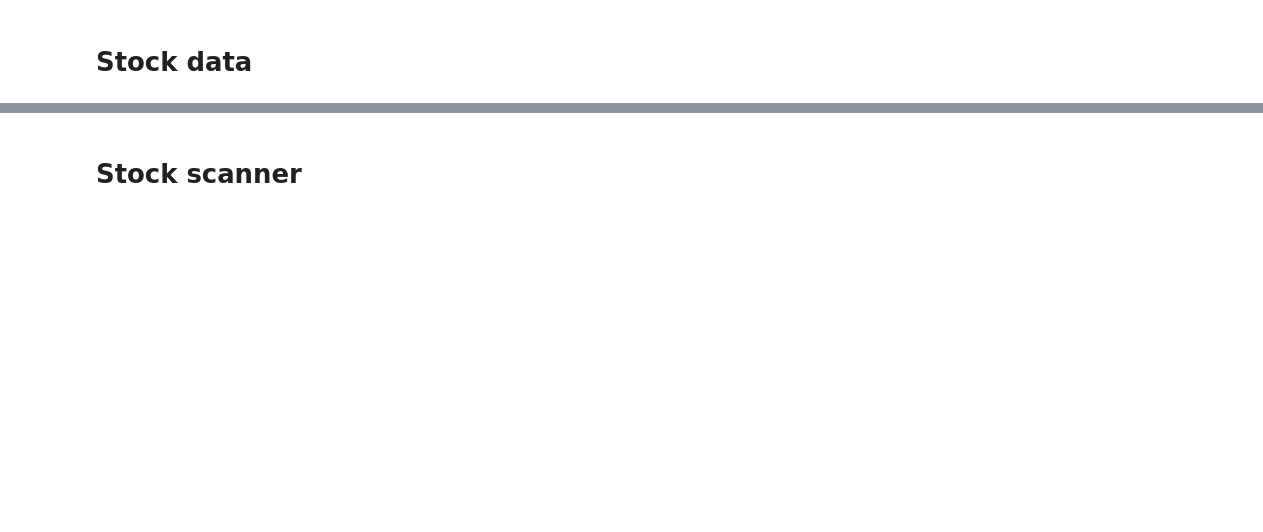
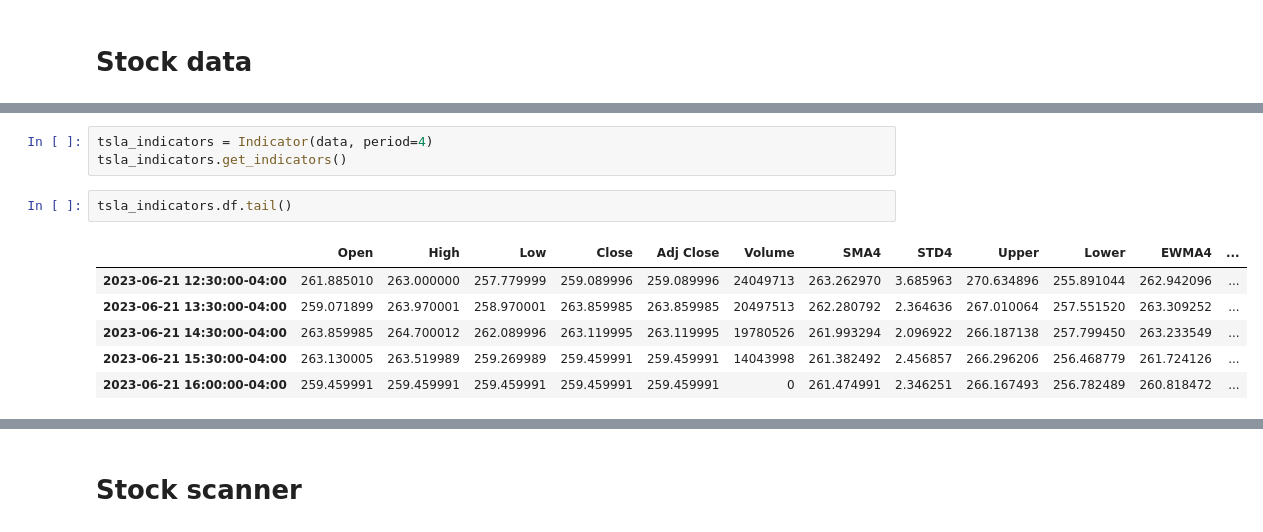
Before and after one commit to ikitcheng/pystock, a Jupyter notebook: stock_scanner.ipynb, the cells around one changed output, grey strips where cells are left out. Drawn from its saved outputs; the diff is of its cells as text; blank space fills up the shorter version.

```diff
--- a/stock_scanner.ipynb
+++ b/stock_scanner.ipynb
@@ -11,0 +48,12 @@ s.download_data()
+# %%
+tsla_indicators = Indicator(data, period=4)
+tsla_indicators.get_indicators()
+# %%
+tsla_indicators.df.tail()
+# %% [output]
+|  | Open | High | Low | Close | Adj Close | Volume | SMA4 | STD4 | Upper | Lower | EWMA4 | ... |
+| 2023-06-21 12:30:00-04:00 | 261.885010 | 263.000000 | 257.779999 | 259.089996 | 259.089996 | 24049713 | 263.262970 | 3.685963 | 270.634896 | 255.891044 | 262.942096 | ... |
+| 2023-06-21 13:30:00-04:00 | 259.071899 | 263.970001 | 258.970001 | 263.859985 | 263.859985 | 20497513 | 262.280792 | 2.364636 | 267.010064 | 257.551520 | 263.309252 | ... |
+| 2023-06-21 14:30:00-04:00 | 263.859985 | 264.700012 | 262.089996 | 263.119995 | 263.119995 | 19780526 | 261.993294 | 2.096922 | 266.187138 | 257.799450 | 263.233549 | ... |
+| 2023-06-21 15:30:00-04:00 | 263.130005 | 263.519989 | 259.269989 | 259.459991 | 259.459991 | 14043998 | 261.382492 | 2.456857 | 266.296206 | 256.468779 | 261.724126 | ... |
+| 2023-06-21 16:00:00-04:00 | 259.459991 | 259.459991 | 259.459991 | 259.459991 | 259.459991 | 0 | 261.474991 | 2.346251 | 266.167493 | 256.782489 | 260.818472 | ... |
```
Also changed, not shown: parts of 12 cells of this notebook.
